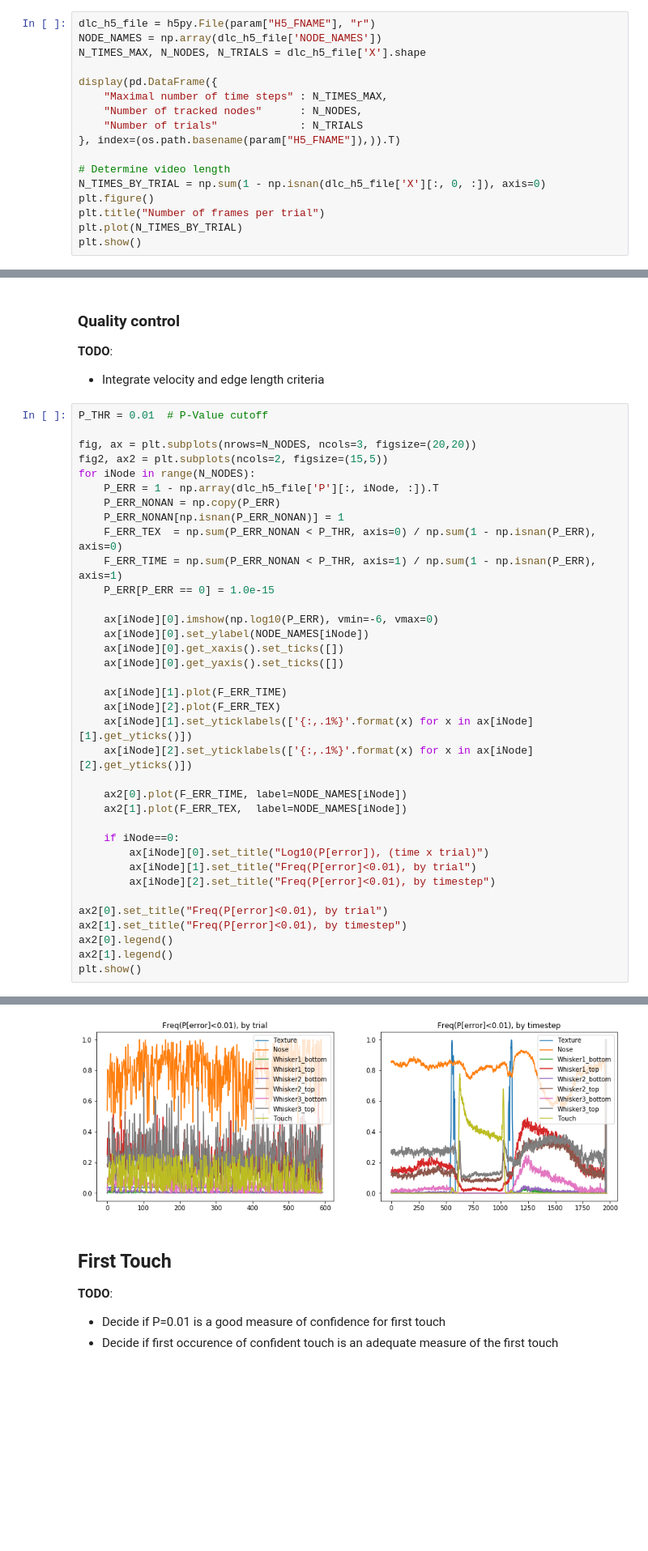
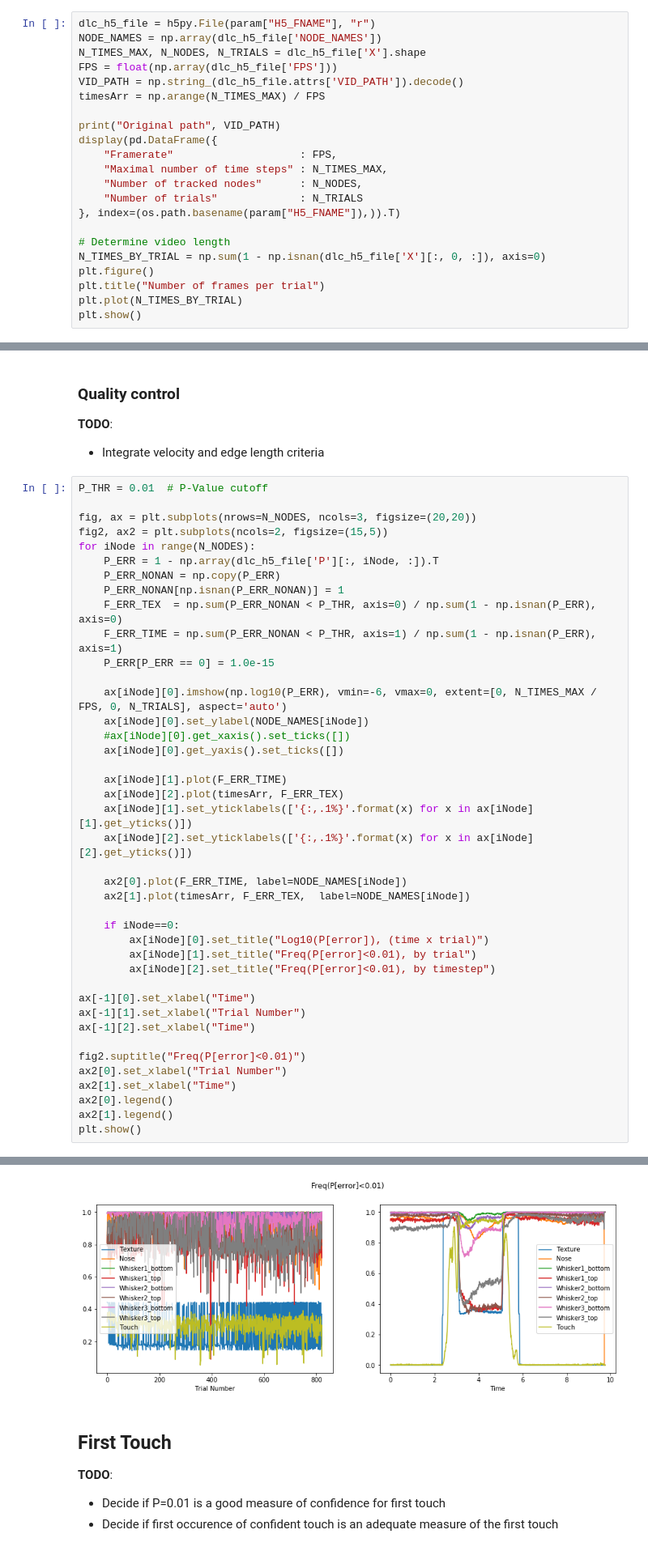
Before and after one commit to Lippolis96/dlc-scripts, a Jupyter notebook: scripts/dlc-postprocess-multitrial.ipynb, the cells around one changed output, grey strips where cells are left out. Shown at 81% size. Saved outputs shown, nothing was run; the diff lists cells and outputs as text; blank space fills up the shorter version.

```diff
--- a/scripts/dlc-postprocess-multitrial.ipynb
+++ b/scripts/dlc-postprocess-multitrial.ipynb
@@ -81,8 +92,13 @@ with open(param["TMP_FNAME"]) as json_file:
 dlc_h5_file = h5py.File(param["H5_FNAME"], "r")
 NODE_NAMES = np.array(dlc_h5_file['NODE_NAMES'])
 N_TIMES_MAX, N_NODES, N_TRIALS = dlc_h5_file['X'].shape
+FPS = float(np.array(dlc_h5_file['FPS']))
+VID_PATH = np.string_(dlc_h5_file.attrs['VID_PATH']).decode()
+timesArr = np.arange(N_TIMES_MAX) / FPS
 
+print("Original path", VID_PATH)
 display(pd.DataFrame({
+    "Framerate"                    : FPS,
     "Maximal number of time steps" : N_TIMES_MAX,
     "Number of tracked nodes"      : N_NODES,
     "Number of trials"             : N_TRIALS
@@ -120,26 +138,31 @@ for iNode in range(N_NODES):
     F_ERR_TIME = np.sum(P_ERR_NONAN < P_THR, axis=1) / np.sum(1 - np.isnan(P_ERR), axis=1)
     P_ERR[P_ERR == 0] = 1.0e-15
 
-    ax[iNode][0].imshow(np.log10(P_ERR), vmin=-6, vmax=0)
+    ax[iNode][0].imshow(np.log10(P_ERR), vmin=-6, vmax=0, extent=[0, N_TIMES_MAX / FPS, 0, N_TRIALS], aspect='auto')
     ax[iNode][0].set_ylabel(NODE_NAMES[iNode])
-    ax[iNode][0].get_xaxis().set_ticks([])
+    #ax[iNode][0].get_xaxis().set_ticks([])
     ax[iNode][0].get_yaxis().set_ticks([])
 
     ax[iNode][1].plot(F_ERR_TIME)
-    ax[iNode][2].plot(F_ERR_TEX)
+    ax[iNode][2].plot(timesArr, F_ERR_TEX)
     ax[iNode][1].set_yticklabels(['{:,.1%}'.format(x) for x in ax[iNode][1].get_yticks()])
     ax[iNode][2].set_yticklabels(['{:,.1%}'.format(x) for x in ax[iNode][2].get_yticks()])
 
     ax2[0].plot(F_ERR_TIME, label=NODE_NAMES[iNode])
-    ax2[1].plot(F_ERR_TEX,  label=NODE_NAMES[iNode])
+    ax2[1].plot(timesArr, F_ERR_TEX,  label=NODE_NAMES[iNode])
 
     if iNode==0:
         ax[iNode][0].set_title("Log10(P[error]), (time x trial)")
         ax[iNode][1].set_title("Freq(P[error]<0.01), by trial")
         ax[iNode][2].set_title("Freq(P[error]<0.01), by timestep")
 
-ax2[0].set_title("Freq(P[error]<0.01), by trial")
-ax2[1].set_title("Freq(P[error]<0.01), by timestep")
+ax[-1][0].set_xlabel("Time")
+ax[-1][1].set_xlabel("Trial Number")
+ax[-1][2].set_xlabel("Time")
+
+fig2.suptitle("Freq(P[error]<0.01)")
+ax2[0].set_xlabel("Trial Number")
+ax2[1].set_xlabel("Time")
 ax2[0].legend()
 ax2[1].legend()
 plt.show()
@@ -148,4 +171,4 @@ plt.show()
-[figure, old version]
+[figure, new version]
 # %% [markdown]
 ## First Touch
 
```
Also changed, not shown: parts of 6 cells of this notebook, 4 other files.
